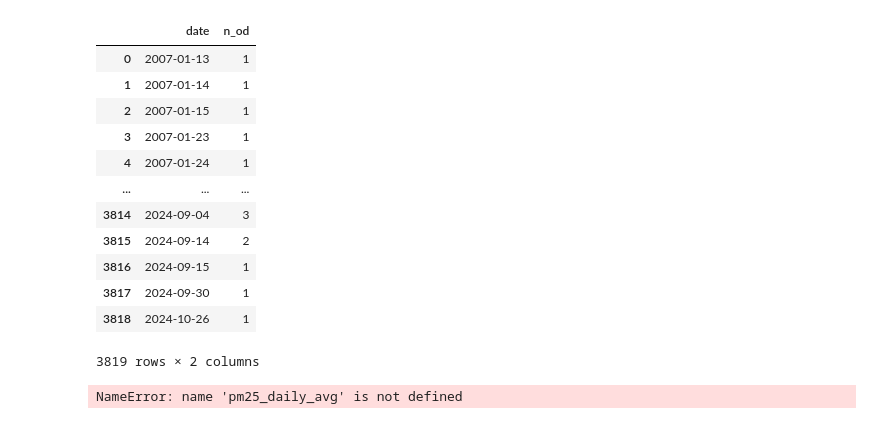
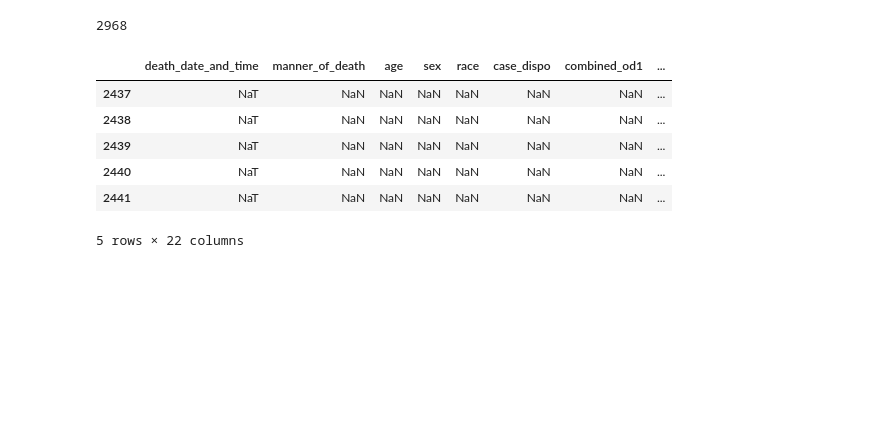
Before and after one commit to eli-goodfriend/air_brain, a Jupyter notebook: notebooks/daily air quality vs daily od.ipynb, the cells around one changed output. Drawn from its saved outputs; the diff is of its cells as text; code cells hidden in the pictures; blank space fills up the shorter version.

Commit message:
progress on comparing pm 2.5 to od

```diff
--- a/notebooks/daily air quality vs daily od.ipynb
+++ b/notebooks/daily air quality vs daily od.ipynb
@@ -55,5 +23,8 @@ od_df
 # %%
-# link zip code to lat lon location
-zip_df = pd.read_csv(os.path.join(DATA_DIR, "zip2latlon.csv"))
-od_df = od_df.merge(zip_df, on="zipcode", how="left", validate="m:1")
-od_df
+# overdose deaths
+od_df = od()
+# PM 2.5 by date and zipcode
+pm25 = pd.read_csv(os.path.join(DATA_DIR, "pm25_zipcode.csv"))
+pm25.date = pd.to_datetime(pm25.date)
+# merge
+df = od_df.merge(pm25, on=["date", "zipcode"], how="outer", validate="m:1")
@@ -107,26 +30,0 @@ od_df.min_dist.hist()
-# %%
-od_daily = od_df.groupby('date').agg({'manner_of_death': 'count'}).reset_index().rename(columns={'manner_of_death': 'n_od'})
-od_daily
-# %% [output]
-|  | date | n_od |
-| 0 | 2007-01-13 | 1 |
-| 1 | 2007-01-14 | 1 |
-| 2 | 2007-01-15 | 1 |
-| 3 | 2007-01-23 | 1 |
-| 4 | 2007-01-24 | 1 |
-| ... | ... | ... |
-| 3814 | 2024-09-04 | 3 |
-| 3815 | 2024-09-14 | 2 |
-| 3816 | 2024-09-15 | 1 |
-| 3817 | 2024-09-30 | 1 |
-| 3818 | 2024-10-26 | 1 |
-3819 rows × 2 columns
-# %%
-df = od_daily.merge(pm25_daily_avg, on='date', how='outer', validate='m:1')
-df = df.loc[df.pm25.notna()]
-df = df.loc[df.date <= od_daily.date.max()] # TODO when to cutoff od data, since some cases might be in process?
-df.n_od = df.n_od.fillna(0)
-
-df.plot(x='date', y=['n_od', 'pm25'])
-# %% [output]
-NameError: name 'pm25_daily_avg' is not defined
@@ -145,0 +31,17 @@ df.corr()
+# %%
+# if there's no PM 2.5 data for a date (not in measurement range of PM 2.5) or zipcode (outside Allegheny County),
+# can't analyse
+# save for comparing to deaths with PM 2.5 data
+no_pm25 = df.loc[df.idw.isna()].copy()
+print(len(no_pm25))
+df = df.loc[df.idw.notna()].copy()
+df.head()
+# %% [output]
+2968
+|  | death_date_and_time | manner_of_death | age | sex | race | case_dispo | combined_od1 | ... |
+| 2437 | NaT | NaN | NaN | NaN | NaN | NaN | NaN | ... |
+| 2438 | NaT | NaN | NaN | NaN | NaN | NaN | NaN | ... |
+| 2439 | NaT | NaN | NaN | NaN | NaN | NaN | NaN | ... |
+| 2440 | NaT | NaN | NaN | NaN | NaN | NaN | NaN | ... |
+| 2441 | NaT | NaN | NaN | NaN | NaN | NaN | NaN | ... |
+5 rows × 22 columns
```
Also changed, not shown: parts of 16 cells of this notebook, 6 other files.
